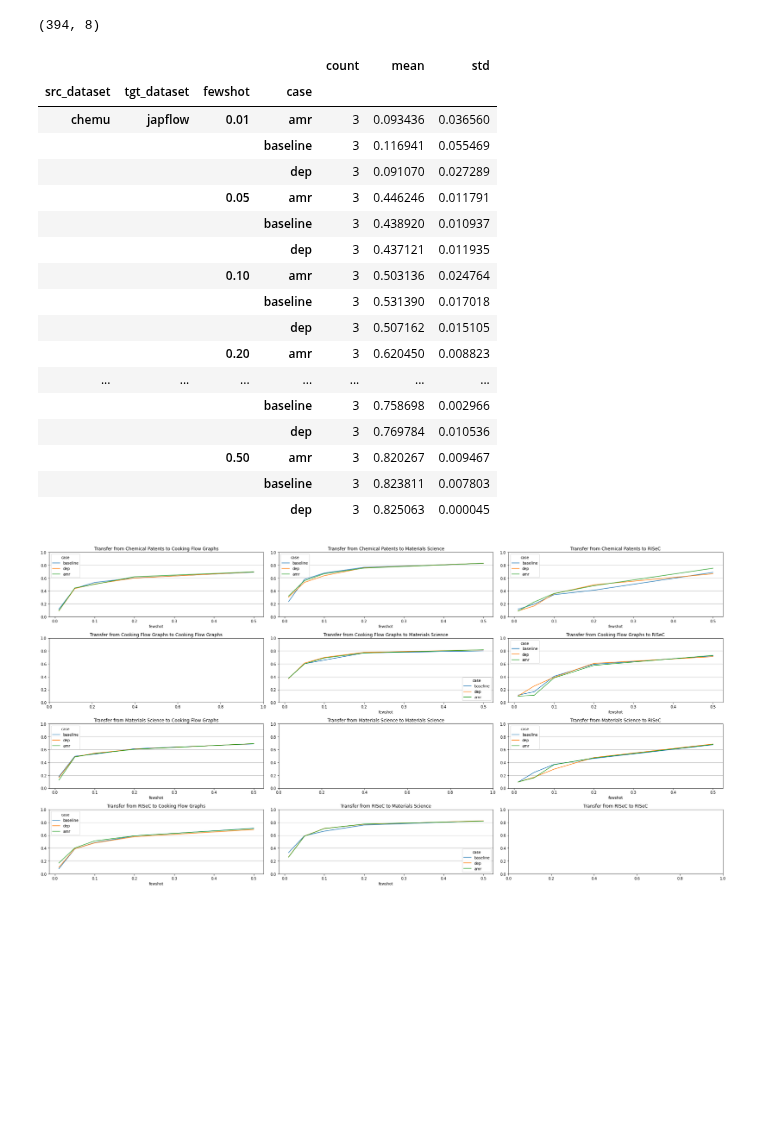
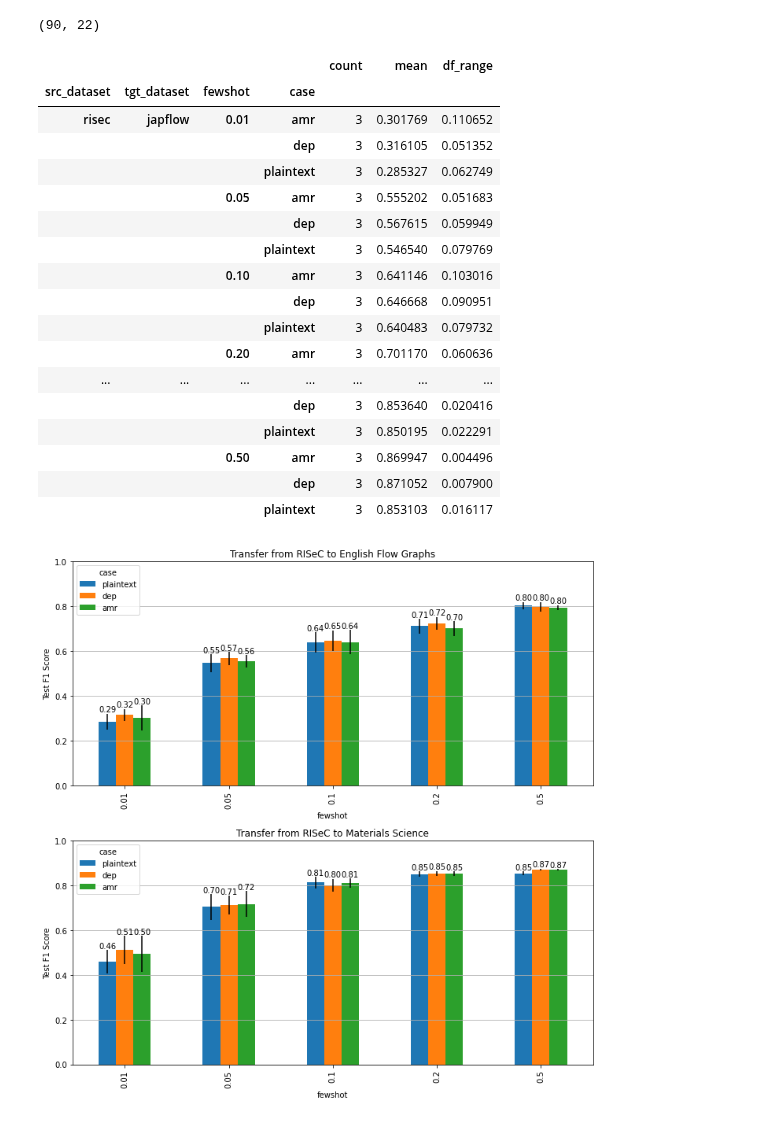
Before and after one commit to ShoRit/flow_graphs, a Jupyter notebook: code/visualize_results.ipynb, the cells around one changed output. Saved outputs shown, nothing was run; the diff lists cells and outputs as text; code cells hidden in the pictures; blank space fills up the shorter version.

Commit message:
dataset viz for current state

```diff
--- a/code/visualize_results.ipynb
+++ b/code/visualize_results.ipynb
@@ -25,22 +25,20 @@ filters = {
 # ]
 
 # from-scratch sweep
-sweeps = ["yk2y8xqg"]
+sweeps = ["f3e2njl9", "k096t5ky"]
 
 
 runs = []
 for sweep_id in sweeps:
-    sweep = api.sweep(f"flow-graphs-cmu/flow_graphs-code/{sweep_id}")
-    runs.extend([run for run  in sweep.runs if "incorrect_amr" not in run.tags])
+    sweep = api.sweep(f"flow-graphs-cmu/narrative-flow-simplified/{sweep_id}")
+    runs.extend(sweep.runs)
 # %%
 df_dicts = []
 
 for run in tqdm(runs):
     try:
         test_f1  = run.history(keys=["test_f1"], pandas=False)[0]["test_f1"]
-        dep = run.history(keys=["dep"], pandas=False)[0]["dep"]
-        amr = run.history(keys=["amr"], pandas=False)[0]["amr"]
-        df_dicts.append({**run.config, "test_f1": test_f1, "amr": amr, "dep": dep})
+        df_dicts.append({**run.config, "test_f1": test_f1})
     except:
         continue
 
@@ -52,9 +71,3 @@ dataset_name_mapping = {
     "chemu": "Chemical Patents",
     "mscorpus": "Materials Science",
 }
-# %%
-results_df["case"] = ""
-results_df["case"][results_df["dep"] == '0'] = "baseline"
-results_df["case"][results_df["dep"] == '1'] = "dep"
-results_df["case"][results_df["amr"] == '1'] = "amr"
-results_df
@@ -87,25 +74,25 @@ See the caveats in the documentation: https://pandas.pydata.org/pandas-docs/stab
 # %%
 results_df.shape
 # %% [output]
-(394, 8)
+(90, 22)
 # %%
-results_df.groupby(["src_dataset", "tgt_dataset", "fewshot", "case"])["test_f1"].aggregate(["count", "mean", "std"])
+results_df.groupby(["src_dataset", "tgt_dataset", "fewshot", "case"])["test_f1"].aggregate(["count", "mean", df_range])
 # %% [output]
-|  |  |  |  | count | mean | std |
+|  |  |  |  | count | mean | df_range |
 | src_dataset | tgt_dataset | fewshot | case |  |  |  |
-| chemu | japflow | 0.01 | amr | 3 | 0.093436 | 0.036560 |
-|  |  |  | baseline | 3 | 0.116941 | 0.055469 |
-|  |  |  | dep | 3 | 0.091070 | 0.027289 |
-|  |  | 0.05 | amr | 3 | 0.446246 | 0.011791 |
-|  |  |  | baseline | 3 | 0.438920 | 0.010937 |
-|  |  |  | dep | 3 | 0.437121 | 0.011935 |
-|  |  | 0.10 | amr | 3 | 0.503136 | 0.024764 |
-|  |  |  | baseline | 3 | 0.531390 | 0.017018 |
-|  |  |  | dep | 3 | 0.507162 | 0.015105 |
-|  |  | 0.20 | amr | 3 | 0.620450 | 0.008823 |
+| risec | japflow | 0.01 | amr | 3 | 0.301769 | 0.110652 |
+|  |  |  | dep | 3 | 0.316105 | 0.051352 |
+|  |  |  | plaintext | 3 | 0.285327 | 0.062749 |
+|  |  | 0.05 | amr | 3 | 0.555202 | 0.051683 |
+|  |  |  | dep | 3 | 0.567615 | 0.059949 |
+|  |  |  | plaintext | 3 | 0.546540 | 0.079769 |
+|  |  | 0.10 | amr | 3 | 0.641146 | 0.103016 |
+|  |  |  | dep | 3 | 0.646668 | 0.090951 |
+|  |  |  | plaintext | 3 | 0.640483 | 0.079732 |
+|  |  | 0.20 | amr | 3 | 0.701170 | 0.060636 |
 | ... | ... | ... | ... | ... | ... | ... |
-|  |  |  | baseline | 3 | 0.758698 | 0.002966 |
-|  |  |  | dep | 3 | 0.769784 | 0.010536 |
-|  |  | 0.50 | amr | 3 | 0.820267 | 0.009467 |
-|  |  |  | baseline | 3 | 0.823811 | 0.007803 |
-|  |  |  | dep | 3 | 0.825063 | 0.000045 |
+|  |  |  | dep | 3 | 0.853640 | 0.020416 |
+|  |  |  | plaintext | 3 | 0.850195 | 0.022291 |
+|  |  | 0.50 | amr | 3 | 0.869947 | 0.004496 |
+|  |  |  | dep | 3 | 0.871052 | 0.007900 |
+|  |  |  | plaintext | 3 | 0.853103 | 0.016117 |
@@ -112,22 +102,27 @@ results_df.groupby(["src_dataset", "tgt_dataset", "fewshot", "case"])["test_f1"]
 # %%
 src_datasets = set(results_df["src_dataset"])
 tgt_datasets = set(results_df["tgt_dataset"])
 
-fig, axes = plt.subplots(len(src_datasets),len(tgt_datasets), figsize=(26, 13), tight_layout=True)
+fig, axes = plt.subplots(len(tgt_datasets),len(src_datasets), figsize=(len(src_datasets) * 10, len(tgt_datasets) * 5), tight_layout=True)
 ax_iter = iter(axes.reshape([-1]))
 
 for src_dataset in sorted(src_datasets):
     for tgt_dataset in sorted(tgt_datasets):
         ax = next(ax_iter)
         ax.set_title(f"Transfer from {dataset_name_mapping[src_dataset]} to {dataset_name_mapping[tgt_dataset]}")
         ax.set_ylim(0, 1)
+        ax.set_xlabel("Fewshot Setting")
+        ax.set_ylabel("Test F1 Score")
         if src_dataset == tgt_dataset:
             continue
-        results_viz = results_df[(results_df["src_dataset"] == src_dataset) & (results_df["tgt_dataset"] == tgt_dataset)].groupby(["fewshot", "case"])["test_f1"].aggregate(["mean"]).unstack(1)
-        results_viz.columns = results_viz.columns.droplevel()
-        graph = results_viz[["baseline", "dep", "amr"]].plot(ax=ax)
+        results_viz = results_df[(results_df["src_dataset"] == src_dataset) & (results_df["tgt_dataset"] == tgt_dataset)].groupby(["fewshot", "case"])["test_f1"].aggregate(["mean", "std"]).unstack(1)
+        graph = results_viz["mean"][["plaintext", "dep", "amr"]].plot.bar(ax=ax, yerr=results_viz["std"])
         graph.grid(axis="y", which="both")
+
         for bars in ax.containers:
-            ax.bar_label(bars, fmt="%2.2f")
+            try:
+                ax.bar_label(bars, fmt="%2.2f")
+            except:
+                pass
 # %% [output]
-[figure, old version]
+[figure, new version]
```
Also changed, not shown: parts of 4 cells of this notebook.
